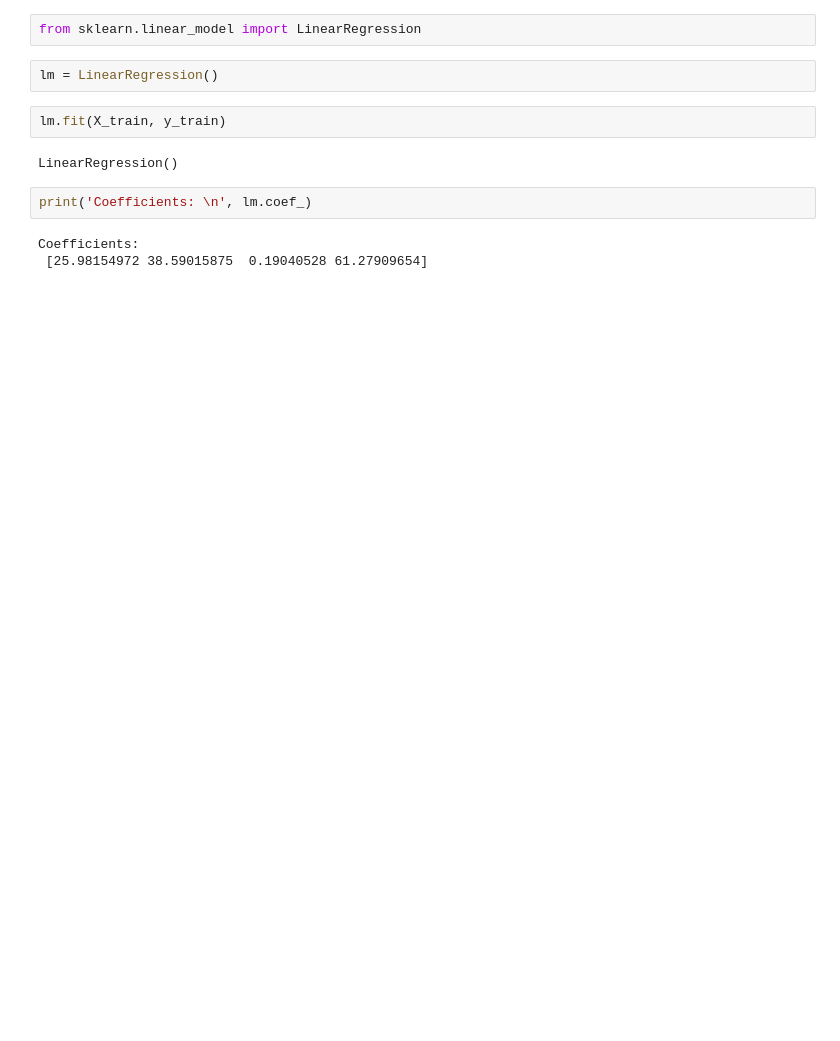
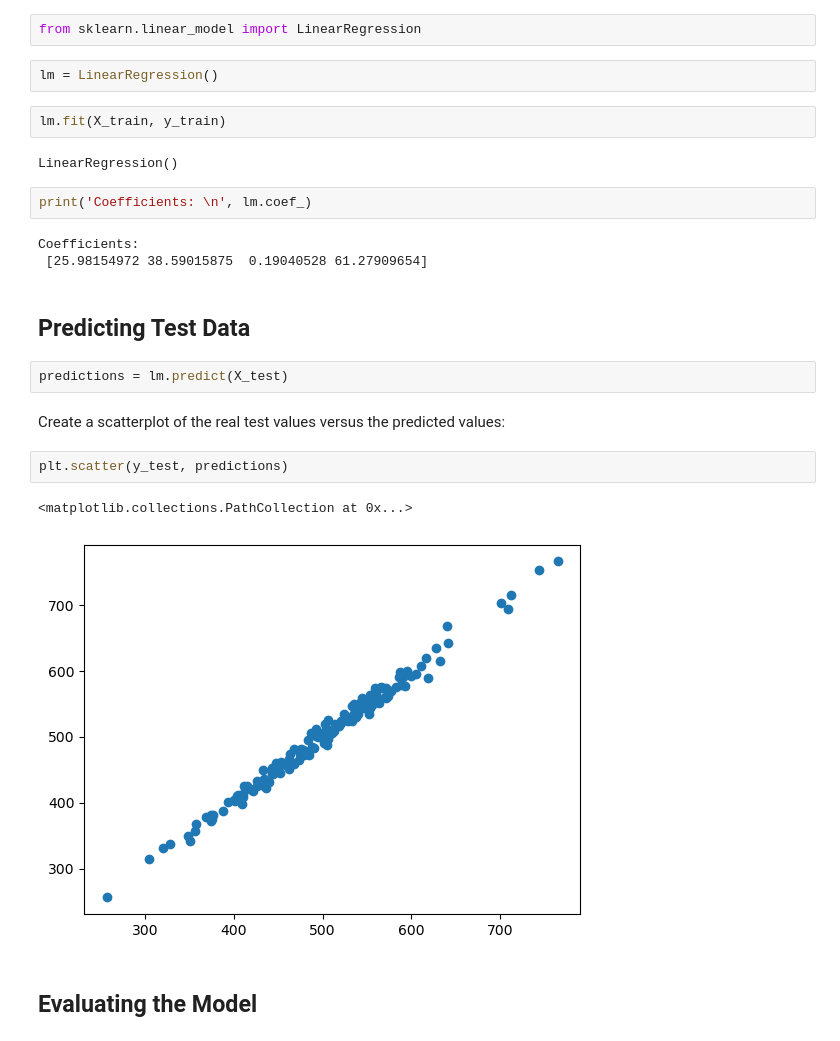
Before and after one commit to negarndn/Ecommerce-Platform-Analysis, a Jupyter notebook: Ecommerce-Platform-Analysis.ipynb, the cells around one changed output. Cells and saved outputs as stored; diff of their text form; blank space fills up the shorter version.

Commit message:
predict test data and evaluate model

```diff
--- a/Ecommerce-Platform-Analysis.ipynb
+++ b/Ecommerce-Platform-Analysis.ipynb
@@ -144,3 +144,16 @@ print('Coefficients: \n', lm.coef_)
 # %% [output]
 Coefficients:
  [25.98154972 38.59015875  0.19040528 61.27909654]
+# %% [markdown]
+## Predicting Test Data
+# %%
+predictions = lm.predict(X_test)
+# %% [markdown]
+Create a scatterplot of the real test values versus the predicted values:
+# %%
+plt.scatter(y_test, predictions)
+# %% [output]
+<matplotlib.collections.PathCollection at 0x...>
+[figure, added]
+# %% [markdown]
+## Evaluating the Model
```
Also changed, not shown: parts of 5 cells of this notebook.
